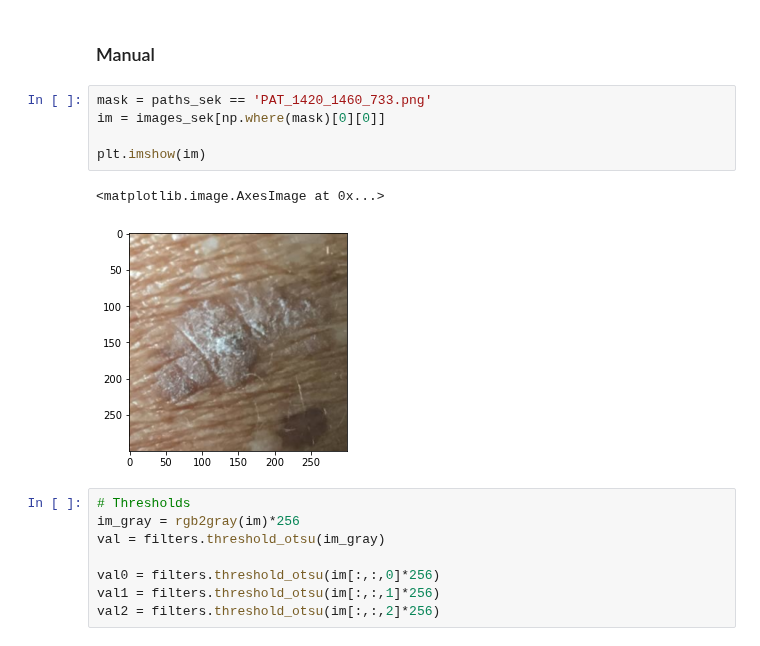
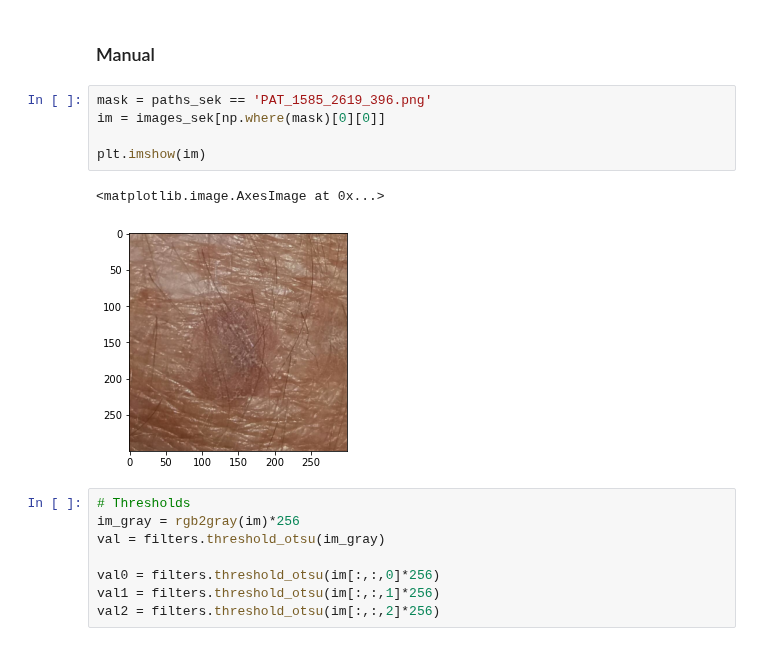
Before and after one commit to julielhagen/First-Year-Project, a Jupyter notebook: Segmentation.ipynb, the cells around one changed output. Saved outputs shown, nothing was run; the diff lists cells and outputs as text.

```diff
--- a/Segmentation.ipynb
+++ b/Segmentation.ipynb
@@ -263,13 +263,13 @@ save_mask('PAT_1420_1460_733.png', im_mask)
 # %% [markdown]
 ### Manual
 # %%
-mask = paths_sek == 'PAT_1420_1460_733.png'
+mask = paths_sek == 'PAT_1585_2619_396.png'
 im = images_sek[np.where(mask)[0][0]]
 
 plt.imshow(im)
 # %% [output]
 <matplotlib.image.AxesImage at 0x...>
-[figure, old version]
+[figure, new version]
 # %%
 # Thresholds
 im_gray = rgb2gray(im)*256
```
Also changed, not shown: parts of 4 cells of this notebook.
